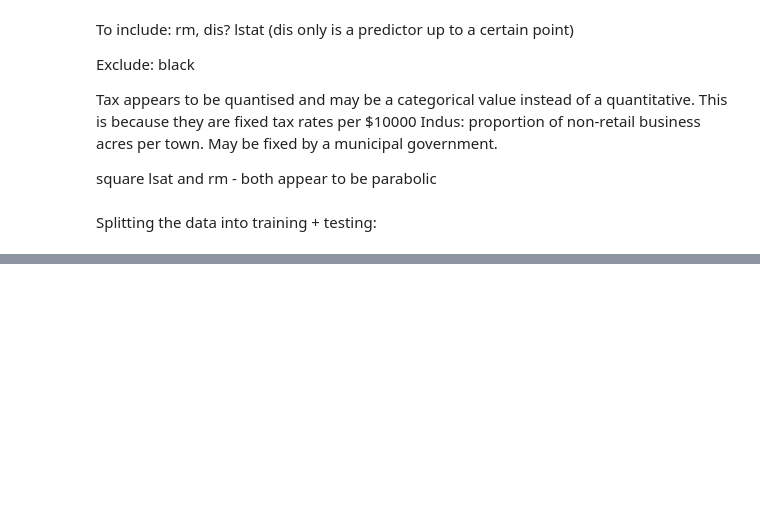
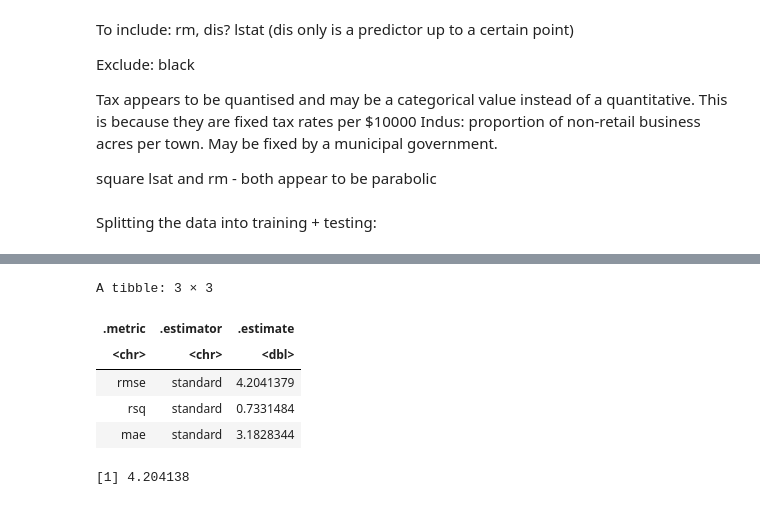
Before and after one commit to bohaoh/DSCI100-Group39-Project, a Jupyter notebook: ProjectAnalysis.ipynb, the cells around one changed output, grey strips where cells are left out. Cells and saved outputs as stored; diff of their text form; code cells hidden in the pictures; blank space fills up the shorter version.

```diff
--- a/ProjectAnalysis.ipynb
+++ b/ProjectAnalysis.ipynb
@@ -231,3 +231,18 @@ Splitting the data into training + testing:
 housing_split <- initial_split(housing_nocol, prop = 0.80, stata = medv)
 housing_training <- training(housing_split)
 housing_testing <- testing(housing_split)
+# %%
+#Create model specification
+housing_spec <- linear_reg() %>%
+    set_engine("lm") %>%
+    set_mode("regression")
+# %%
+housing_training <- housing_training %>%
+    mutate(lstat_sqrt = sqrt(lstat))
+#Create recipe + workflow
+housing_recipe <- recipe(medv ~ rm + lstat + crim + zn + indus + tax + age + dis + ptratio + rad + black, data = housing_training)
+
+housing_fit <- workflow() %>%
+       add_recipe(housing_recipe) %>%
+       add_model(housing_spec) %>%
+       fit(housing_training)
@@ -233,0 +260,21 @@ housing_testing <- testing(housing_split)
+# %%
+housing_test_results <- housing_fit %>%
+         predict(housing_testing) %>%
+         bind_cols(housing_testing) %>%
+         metrics(truth = medv, estimate = .pred)
+
+
+housing_test_results
+housing_rmspe <- housing_test_results %>%
+          filter(.metric == "rmse") %>%
+          select(.estimate) %>%
+          pull()
+housing_rmspe
+# %% [output]
+A tibble: 3 × 3
+| .metric | .estimator | .estimate |
+| <chr> | <chr> | <dbl> |
+| rmse | standard | 4.2041379 |
+| rsq | standard | 0.7331484 |
+| mae | standard | 3.1828344 |
+[1] 4.204138
```
Also changed, not shown: parts of 3 cells of this notebook.
